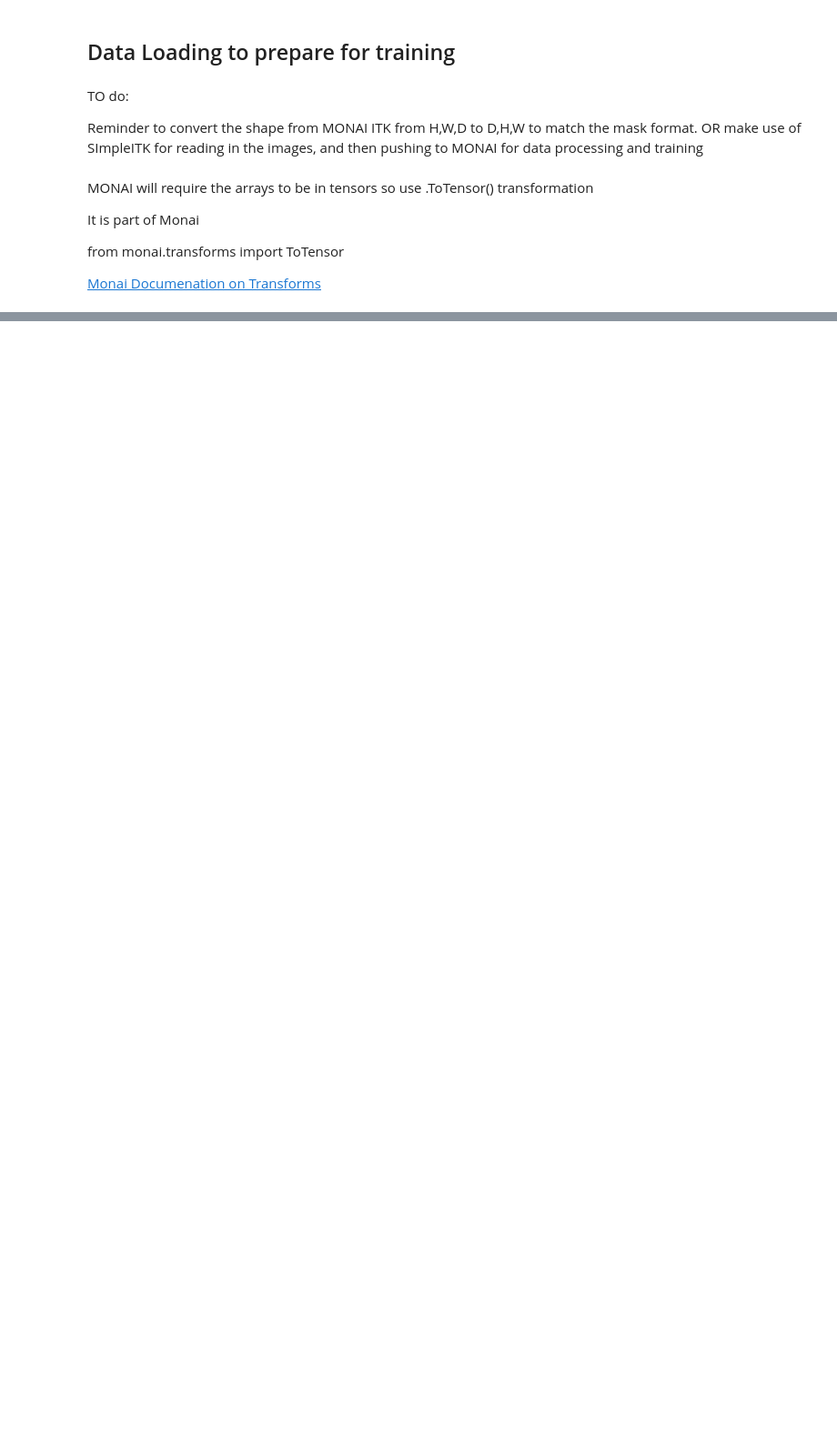
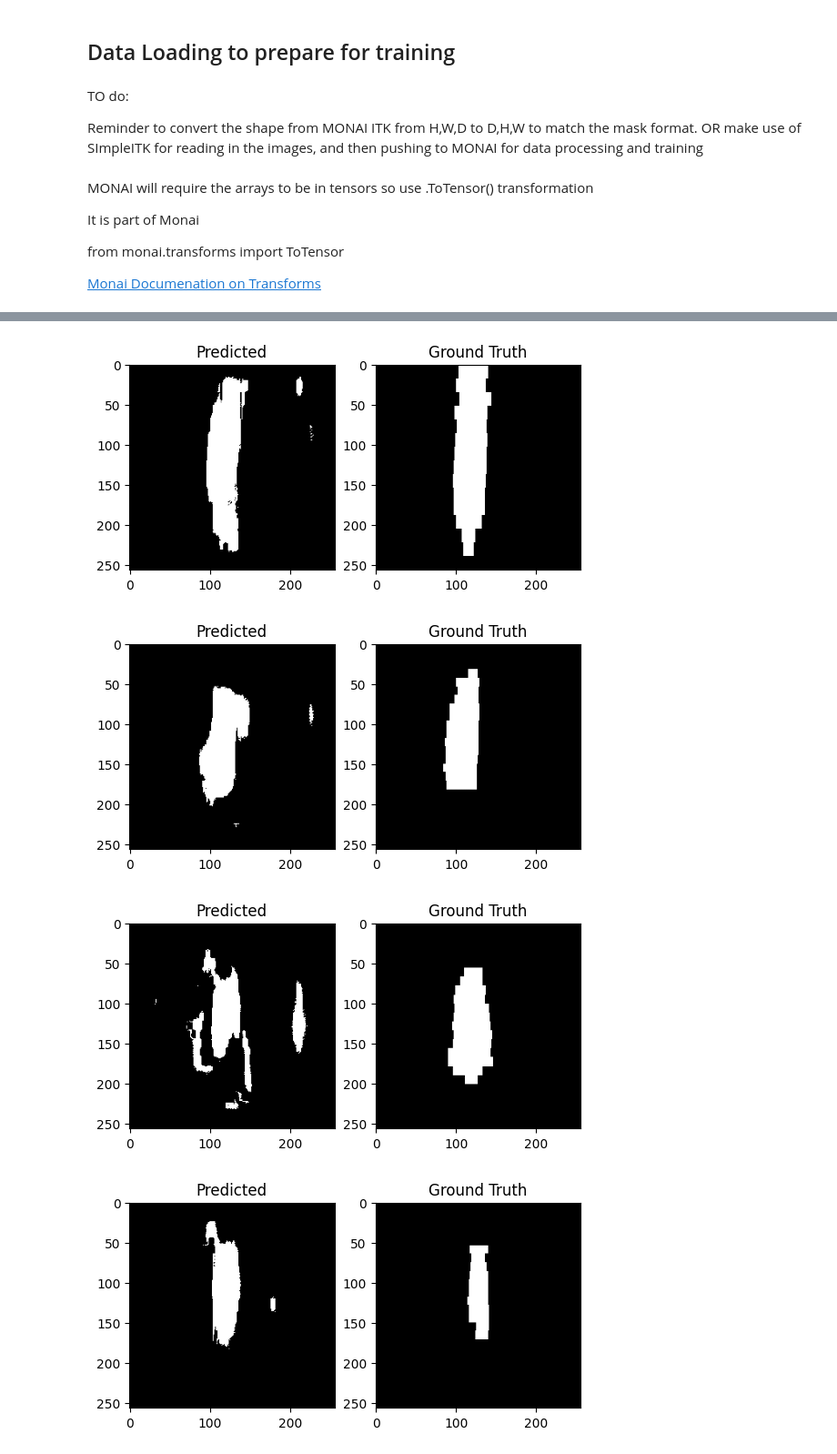
Before and after one commit to sjeastwood/prostate_xai, a Jupyter notebook: segmentation_notebook.ipynb, the cells around one changed output, grey strips where cells are left out. Shown at 91% size. Cells and saved outputs as stored; diff of their text form; code cells hidden in the pictures; blank space fills up the shorter version.

Commit message:
updating notebook outputs

```diff
--- a/segmentation_notebook.ipynb
+++ b/segmentation_notebook.ipynb
@@ -111,0 +194,4 @@ from monai.transforms import ToTensor
+# %%
+case_ids = sorted({f[:6] for f in os.listdir(data_dir) if f.endswith(".mhd") and "_segmentation" not in f})
+
+#this should loop through the data to grab the names and sort them alphanumerically CaseXX
@@ -111,0 +225,15 @@ from monai.transforms import ToTensor
+# %%
+dice_metric = DiceMetric(include_background=True, reduction="mean", get_not_nans=True)
+post_pred = Compose([
+    Activations(sigmoid=True),
+    AsDiscrete(threshold=0.3),
+])
+
+post_label = AsDiscrete(threshold=0.3)
+# %%
+loss_function = nn.BCEWithLogitsLoss()
+optimizer = torch.optim.Adam(model.parameters(), lr=0.001)
+epochs = 10
+# %%
+train_losses = []
+val_losses = []
@@ -111,0 +320,32 @@ from monai.transforms import ToTensor
+# %%
+
+with torch.no_grad():
+        for batch in tqdm(val_loader, desc=f"Epoch {epoch+1} - Validation"):
+            val_images = batch["image"].float().to(device)
+            val_labels = batch["label"].float().to(device)
+            val_outputs = model(val_images)
+            val_loss = loss_function(val_outputs, val_labels)
+
+            epoch_val_loss += val_loss.item()
+
+            val_outputs_post = post_pred(val_outputs)
+            val_labels_post = post_label(val_labels)
+            dice_metric(val_outputs_post, val_labels_post)
+
+            z = val_outputs_post.shape[4] // 2
+            pred = val_outputs_post[0, 0, :, :, z].cpu().numpy()
+            label = val_labels_post[0, 0, :, :, z].cpu().numpy()
+
+            plt.subplot(1, 2, 1)
+            plt.imshow(pred > 0.3, cmap="gray")
+            plt.title("Predicted")
+
+            plt.subplot(1, 2, 2)
+            plt.imshow(label, cmap="gray")
+            plt.title("Ground Truth")
+            plt.show()
+# %% [output]
+[figure, added]
+[figure, added]
+[figure, added]
+[figure, added]
```
Also changed, not shown: parts of 23 cells of this notebook, 1 other file.
